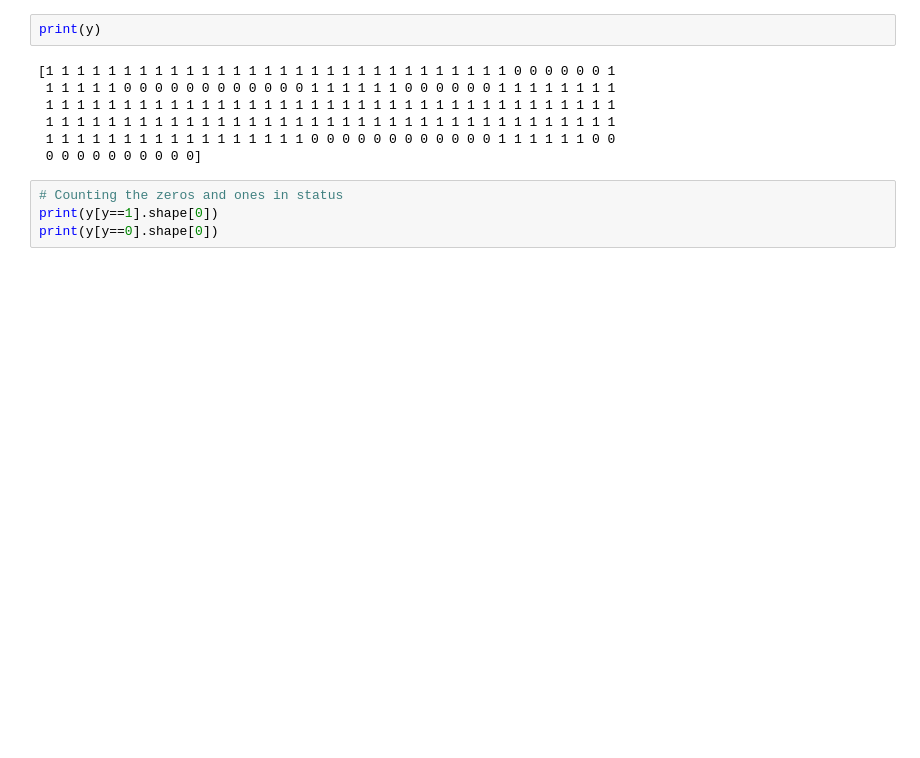
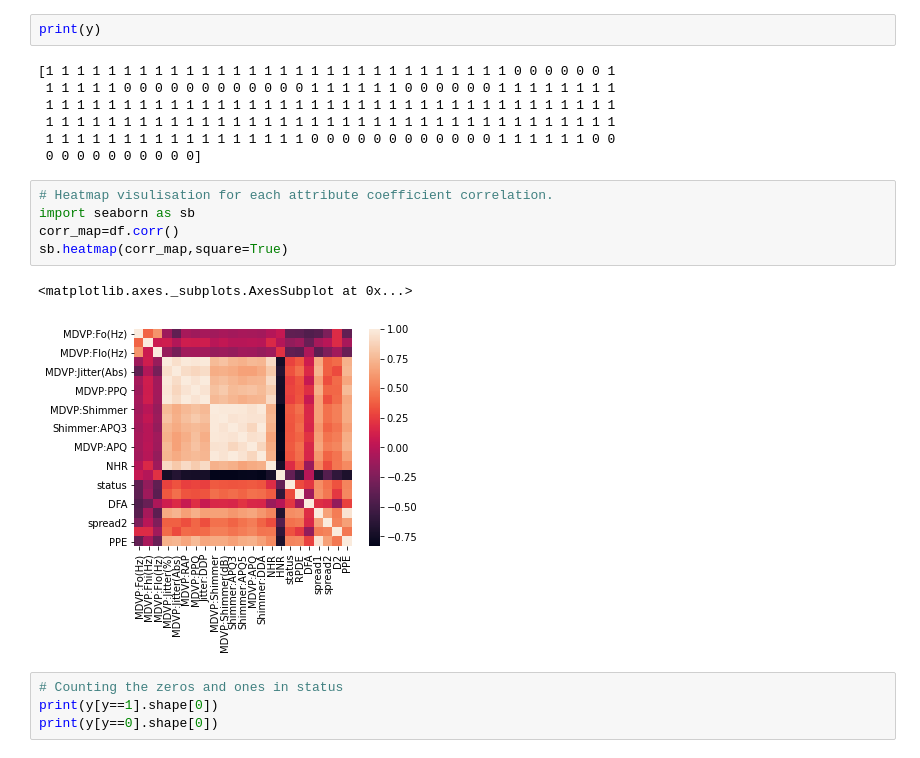
Before and after one commit to kritikaparmar-programmer/HealthCheck, a Jupyter notebook: Notebooks/ParkinsonPrediction.ipynb, the cells around one changed output. Cells and saved outputs as stored; diff of their text form; blank space fills up the shorter version.

```diff
--- a/Notebooks/ParkinsonPrediction.ipynb
+++ b/Notebooks/ParkinsonPrediction.ipynb
@@ -41,6 +41,14 @@ print(y)
  1 1 1 1 1 1 1 1 1 1 1 1 1 1 1 1 1 1 1 1 1 1 1 1 1 1 1 1 1 1 1 1 1 1 1 1 1
  1 1 1 1 1 1 1 1 1 1 1 1 1 1 1 1 1 0 0 0 0 0 0 0 0 0 0 0 0 1 1 1 1 1 1 0 0
  0 0 0 0 0 0 0 0 0 0]
+# %%
+# Heatmap visulisation for each attribute coefficient correlation.
+import seaborn as sb
+corr_map=df.corr()
+sb.heatmap(corr_map,square=True)
+# %% [output]
+<matplotlib.axes._subplots.AxesSubplot at 0x...>
+[figure, added]
 # %%
 # Counting the zeros and ones in status
 print(y[y==1].shape[0])
```
Also changed, not shown: parts of 3 cells of this notebook, 1 other file.
